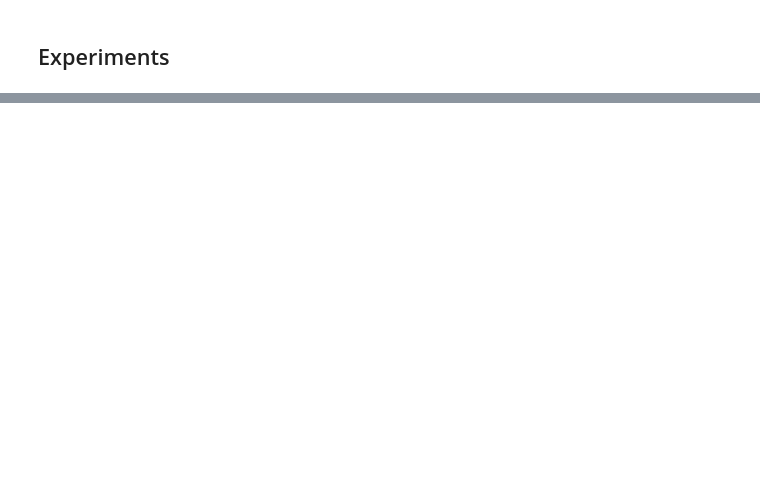
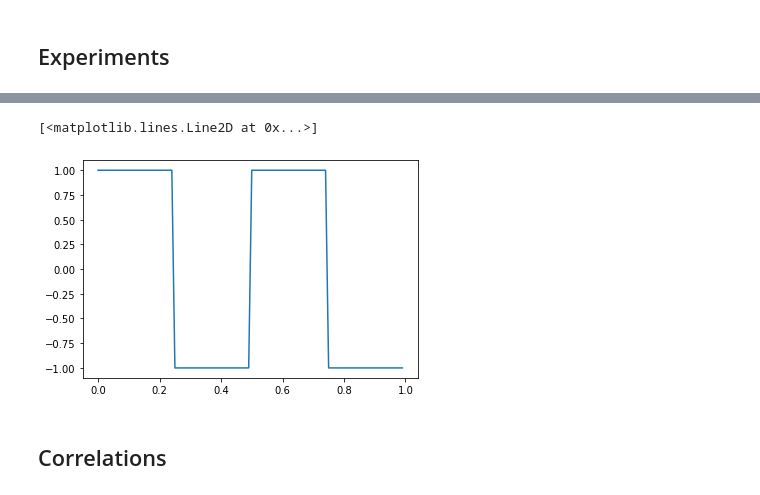
Before and after one commit to maciejskorski/enhanced-pll-trng, a Jupyter notebook: TRNG_Dependency_Analysis.ipynb, the cells around one changed output, grey strips where cells are left out. Drawn from its saved outputs; the diff is of its cells as text; code cells hidden in the pictures; blank space fills up the shorter version.

```diff
--- a/TRNG_Dependency_Analysis.ipynb
+++ b/TRNG_Dependency_Analysis.ipynb
@@ -224,0 +390,12 @@ INFO:TRNG Analysis:Doing experiment data_v1/220928_CVa4
+# %%
+#from scipy import signal
+import matplotlib.pyplot as plt
+import numpy as np
+ts = np.linspace(0, 1, 100, endpoint=False)
+wave = signal.square(2*np.pi*ts*2)
+plt.plot(ts, wave)
+# %% [output]
+[<matplotlib.lines.Line2D at 0x...>]
+[figure, added]
+# %% [markdown]
+## Correlations
```
Also changed, not shown: parts of 22 cells of this notebook.
